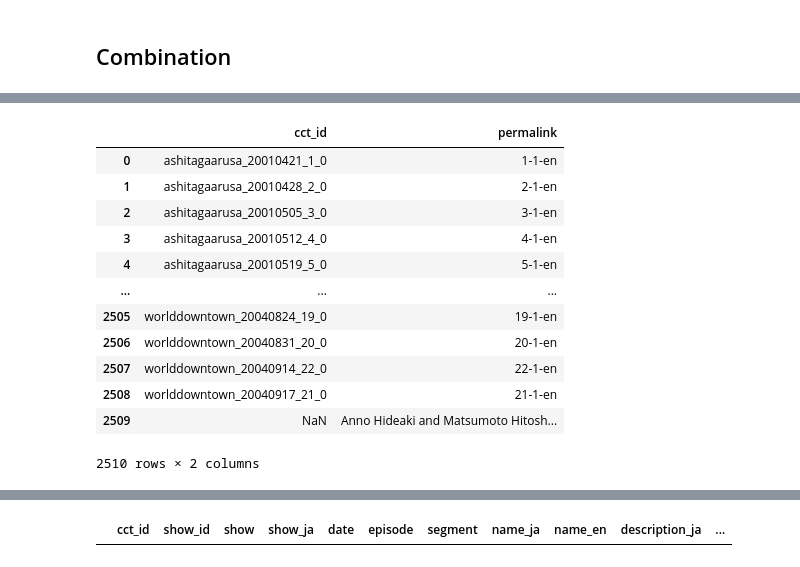
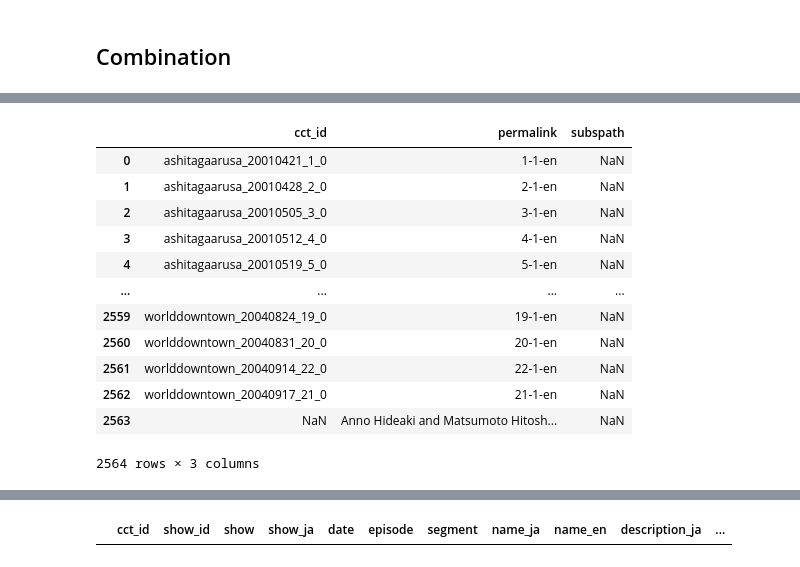
Before and after one commit to chikichikitube/metadata, a Jupyter notebook: src/metadata.ipynb, the cells around one changed output, grey strips where cells are left out. Cells and saved outputs as stored; diff of their text form; code cells hidden in the pictures.

```diff
--- a/src/metadata.ipynb
+++ b/src/metadata.ipynb
@@ -824,24 +845,28 @@ metadata_worlddowntown
 # %%
 cct_index = pd.read_csv('cct_index.csv', index_col = 0)
-cct_index = cct_index.loc[cct_index['filetype'] != 'mkv'].sort_values(['cct_id','language'])
+cct_index = cct_index.sort_values(['cct_id','language'])
 cct_index.drop_duplicates(subset='cct_id', keep='first', inplace=True, ignore_index=True)
-cct_index.to_csv('cct_index_sorted.csv')
+cct_index['subspath'] = cct_index['cct_id'] + '_en.' + cct_index['sub_format']
+cct_index.loc[cct_index['sub_format'].notnull()]
 files_uploaded = cct_index.loc[cct_index['uploaded'] == True]
 files_uploaded_map_cctid_permalink = dict(zip(files_uploaded['cct_id'].astype('str'),files_uploaded['permalink'].astype('str') ))
 files_uploaded_map_cctid_peertubeindex = dict(zip(files_uploaded['cct_id'].astype('str'),files_uploaded['channel'] + '-' + files_uploaded['permalink'].astype('str') ))
 files_uploaded_map_cctid_name_en = dict(zip(files_uploaded['cct_id'].astype('str'),files_uploaded['name_en'].astype('str') ))
-cct_index[['cct_id','permalink']]
+files_uploaded_map_cctid_subspath = dict(zip(files_uploaded['cct_id'].astype('str'),files_uploaded['subspath'].astype('str') ))
+list(cct_index.columns)
+
+cct_index[['cct_id','permalink','subspath']]
 # %% [output]
-|  | cct_id | permalink |
-| 0 | ashitagaarusa_20010421_1_0 | 1-1-en |
-| 1 | ashitagaarusa_20010428_2_0 | 2-1-en |
-| 2 | ashitagaarusa_20010505_3_0 | 3-1-en |
-| 3 | ashitagaarusa_20010512_4_0 | 4-1-en |
-| 4 | ashitagaarusa_20010519_5_0 | 5-1-en |
-| ... | ... | ... |
-| 2505 | worlddowntown_20040824_19_0 | 19-1-en |
-| 2506 | worlddowntown_20040831_20_0 | 20-1-en |
-| 2507 | worlddowntown_20040914_22_0 | 22-1-en |
-| 2508 | worlddowntown_20040917_21_0 | 21-1-en |
-| 2509 | NaN | Anno Hideaki and Matsumoto Hitosh... |
+|  | cct_id | permalink | subspath |
+| 0 | ashitagaarusa_20010421_1_0 | 1-1-en | NaN |
+| 1 | ashitagaarusa_20010428_2_0 | 2-1-en | NaN |
+| 2 | ashitagaarusa_20010505_3_0 | 3-1-en | NaN |
+| 3 | ashitagaarusa_20010512_4_0 | 4-1-en | NaN |
+| 4 | ashitagaarusa_20010519_5_0 | 5-1-en | NaN |
+| ... | ... | ... | ... |
+| 2559 | worlddowntown_20040824_19_0 | 19-1-en | NaN |
+| 2560 | worlddowntown_20040831_20_0 | 20-1-en | NaN |
+| 2561 | worlddowntown_20040914_22_0 | 22-1-en | NaN |
+| 2562 | worlddowntown_20040917_21_0 | 21-1-en | NaN |
+| 2563 | NaN | Anno Hideaki and Matsumoto Hitosh... | NaN |
-2510 rows × 2 columns
+2564 rows × 3 columns
```
Also changed, not shown: parts of 3 cells of this notebook, 4 other files.
